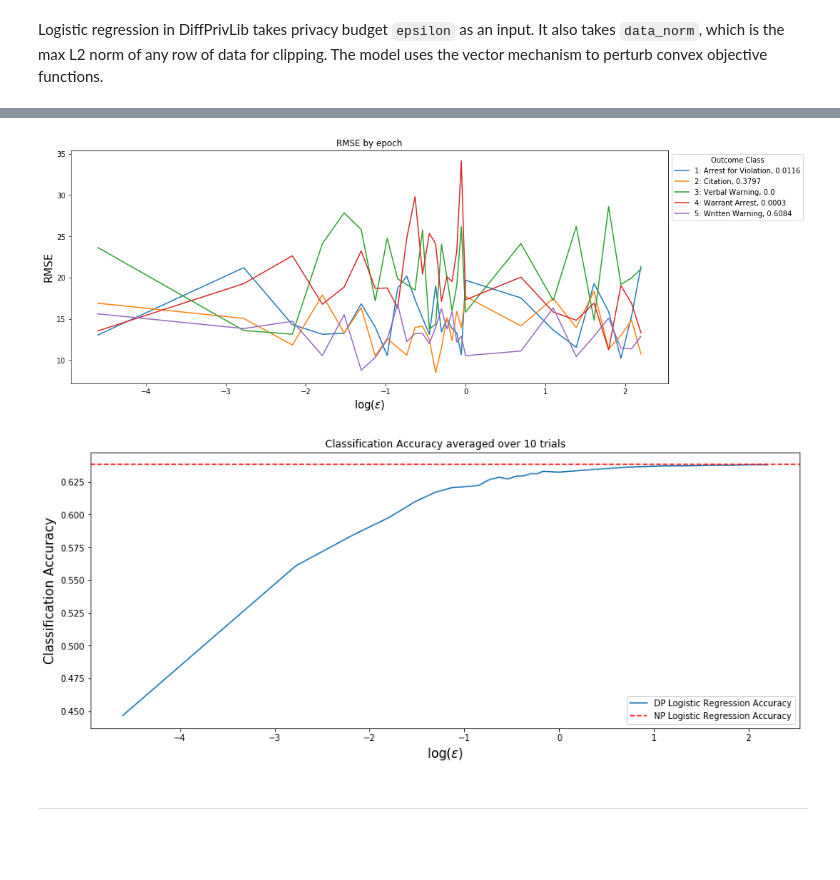
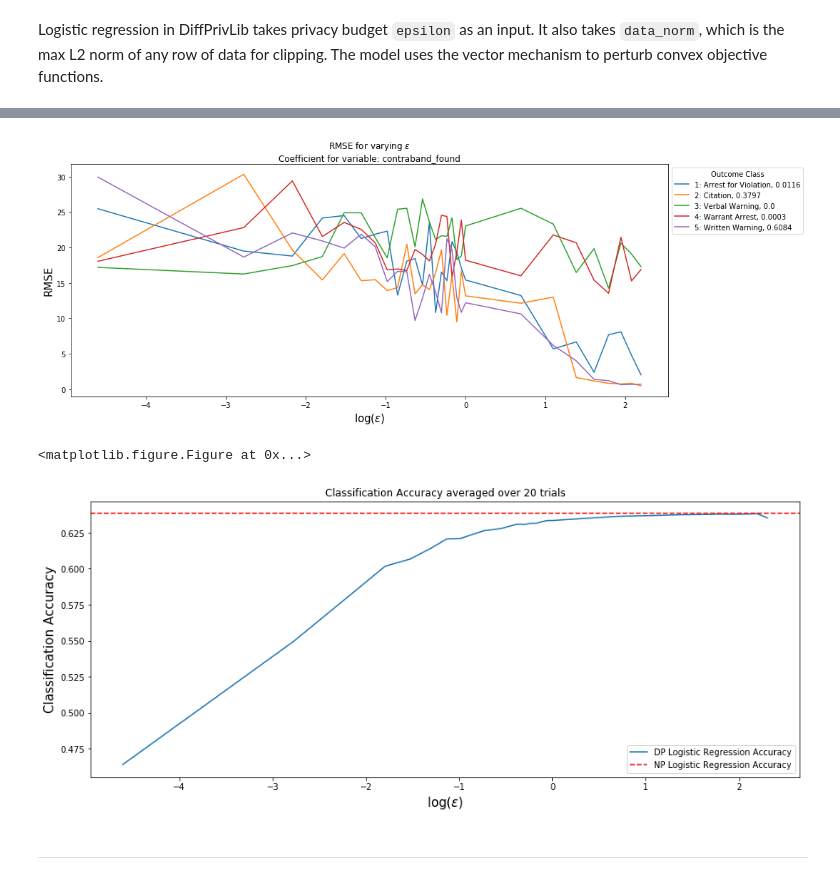
Before and after one commit to lipikaramaswamy/DifferentialPrivacyExperiments, a Jupyter notebook: ibm-diffprivlib/DiffPrivLib_testing.ipynb, the cells around one changed output, grey strips where cells are left out. Saved outputs shown, nothing was run; the diff lists cells and outputs as text; code cells hidden in the pictures; blank space fills up the shorter version.

Commit message:
updated DPL tests and results

```diff
--- a/ibm-diffprivlib/DiffPrivLib_testing.ipynb
+++ b/ibm-diffprivlib/DiffPrivLib_testing.ipynb
@@ -65,7 +65,7 @@ Accuracy of baseline non-private logistic regression: 63.854470%
 # %% [markdown]
 ### Private Logistic Regression with DiffPrivLib
 # %%
-class_size = (y_train.groupby(y_train).aggregate(len))
+class_size = (y_train.groupby(y_train).aggregate(len))/len(y_train)
 # %% [markdown]
 Logistic regression in DiffPrivLib takes privacy budget `epsilon` as an input. It also takes `data_norm`, which is the max L2 norm of any row of data for clipping. The model uses the vector mechanism to perturb convex objective functions.
 # %%
@@ -77,7 +77,8 @@ row_norms.max()
+# %%
+# run experiments over range of epsilon
+n_trials = 20
+list_of_eps = np.append(np.linspace(0.01, 1 ,20),  np.linspace(2,10,9))
 # %%
-# run experiments over range of epsilon
-n_trials = 10
-list_of_eps = np.append(np.linspace(0.01, 1 ,20),  np.linspace(2,10,9))[-1]
 mean_clf_acc = []
 RMSE_by_coef_class1, RMSE_by_coef_class2, RMSE_by_coef_class3, RMSE_by_coef_class4, RMSE_by_coef_class5 = {}, {}, {}, {}, {}
 for i in range(X_train.shape[1]+1):
@@ -97,7 +98,7 @@ for eps in tqdm(list_of_eps):
 
     for i in (range(n_trials)):
         # increased max_iter for convergence of lbfgs
-        clf_dp = LogisticRegressiondp(epsilon=eps, data_norm=row_norms.max(), max_iter = 500)
+        clf_dp = LogisticRegressiondp(epsilon=eps, data_norm=row_norms.max(), max_iter = 600)
         clf_dp.fit(X_train, y_train)
 
         # store difference between true intercept/coef and DP intercept/coef
@@ -123,25 +128,31 @@ with open('RMSE_expt_results.txt', 'w') as json_file:
+# %%
+with open('results/RMSE_expt_results0.txt', 'r') as f:
+    results = json.load(f)
 # %%
 # choose coefficient to display
-coef_num = 20
+coef_num = str(4)
+coef_names = ['Intercept'] + list(predictors.columns)
 
 plt.figure(figsize = (15,6))
-for k, v in enumerate(RMSE_each_class):
-    plt.plot(np.log(list_of_eps[:-1]),v[coef_num][:-1], label = str(k+1) + ': ' + xwalk[str(k+1)]+ ', ' + str(np.round(class_size[k],4)))
+for k, v in enumerate(results):
+    plt.plot(np.log(list_of_eps[:-1]),v[coef_num][:-1],
+             label = str(k+1) + ': ' + xwalk[str(k+1)]+ ', ' + str(np.round(class_size[k],4)))
 plt.legend(title='Outcome Class', bbox_to_anchor=(1, 1))
-plt.xlabel(r'$\log(\epsilon)$', fontsize = 15); plt.ylabel('RMSE', fontsize = 15)
-plt.title('RMSE by epoch')
+plt.xlabel('$\log(\epsilon)$', fontsize = 15); plt.ylabel('RMSE', fontsize = 15)
+plt.title('RMSE for varying $\epsilon$' + '\nCoefficient for variable: '+ coef_names[int(coef_num)])
 plt.show();
 # %% [output]
-[figure, old version]
+[figure, new version]
 # %%
 plt.figure(figsize = (15,6))
-plt.plot(np.log(list_of_eps[:-1]), mean_clf_acc[:-1], label = 'DP Logistic Regression Accuracy')
+plt.plot(np.log(list_of_eps), mean_clf_acc, label = 'DP Logistic Regression Accuracy')
 plt.axhline(baseline_np_acc, ls = '--', c = 'r', label = 'NP Logistic Regression Accuracy')
 plt.xlabel(r'$\log(\epsilon)$', fontsize = 15); plt.ylabel('Classification Accuracy', fontsize = 15)
 plt.title('Classification Accuracy averaged over ' + str(n_trials) + ' trials')
 plt.legend()
 plt.show();
 # %% [output]
+<matplotlib.figure.Figure at 0x...>
-[figure, old version]
+[figure, new version]
 # %% [markdown]
 ---
```
Also changed, not shown: parts of 7 cells of this notebook, 5 other files.
